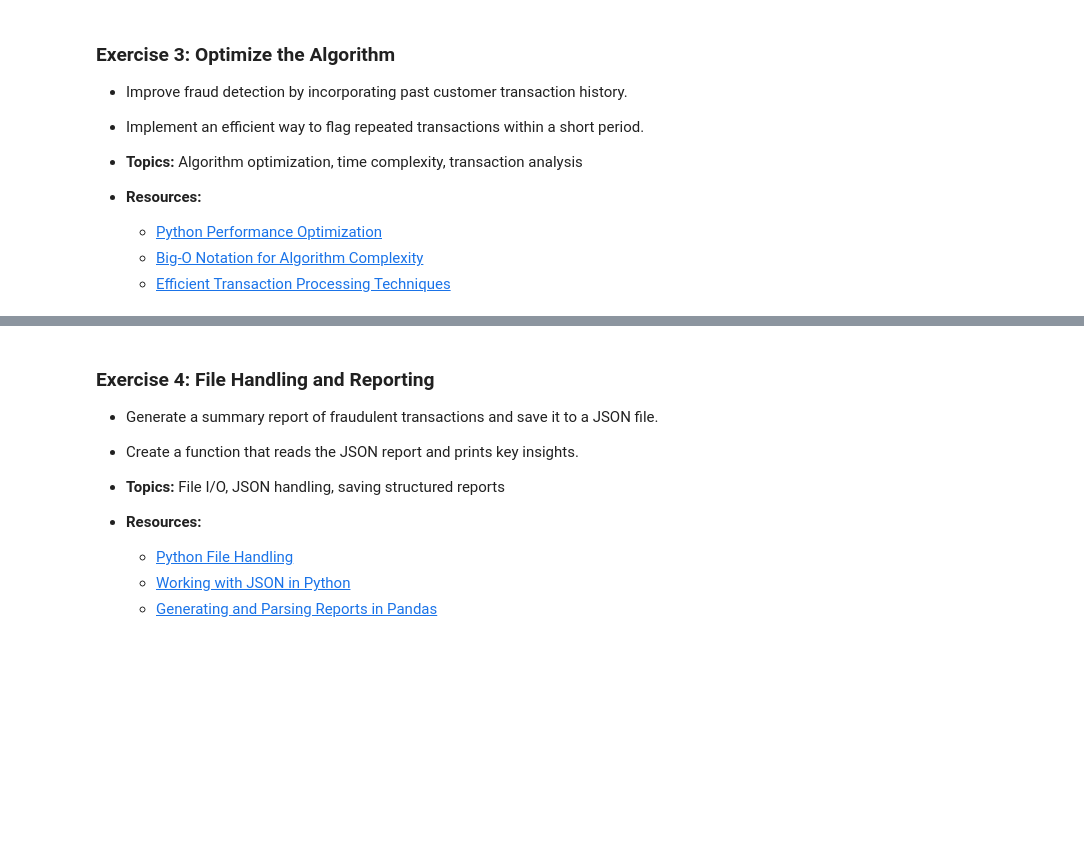
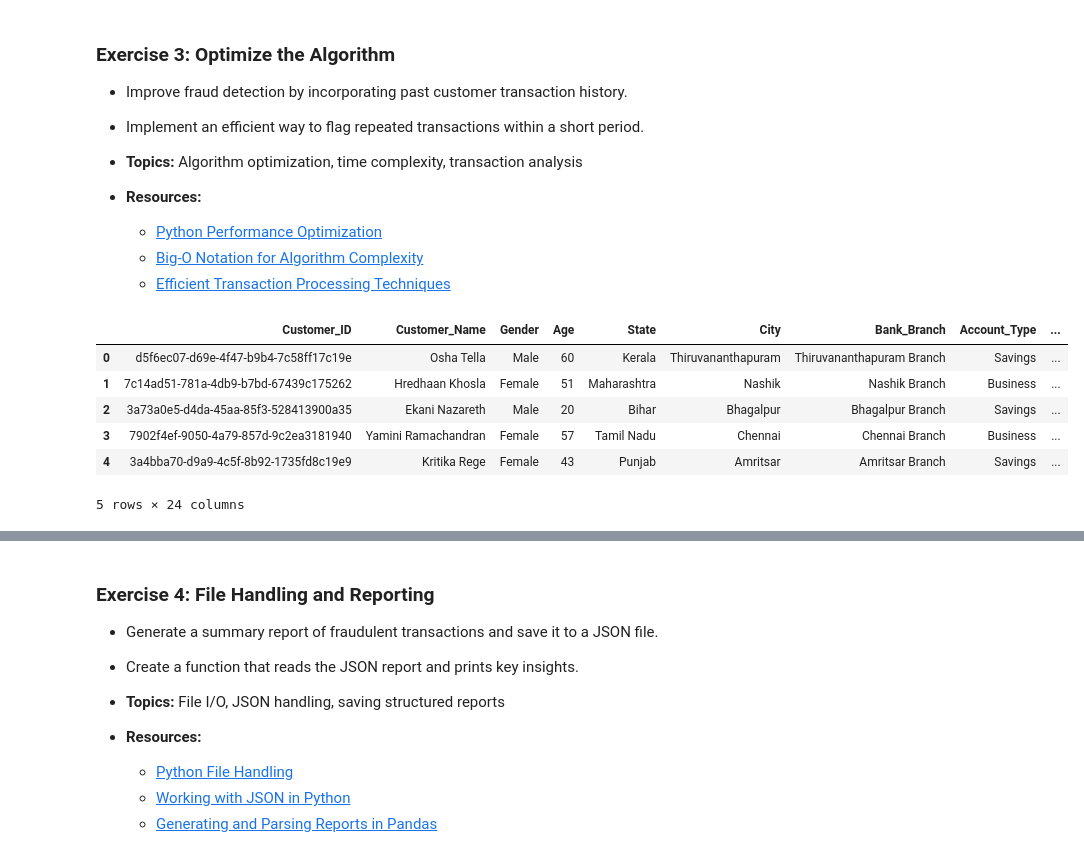
Before and after one commit to xinyiw113/Exercice_Basic_Python, a Jupyter notebook: EX.ipynb, the cells around one changed output, grey strips where cells are left out. Saved outputs shown, nothing was run; the diff lists cells and outputs as text; code cells hidden in the pictures; blank space fills up the shorter version.

```diff
--- a/EX.ipynb
+++ b/EX.ipynb
@@ -126,3 +126,16 @@ df_4[["AccountID","AccountID(only number)"]]
   - [Python Performance Optimization](https://realpython.com/python-performance/)
   - [Big-O Notation for Algorithm Complexity](https://www.geeksforgeeks.org/analysis-of-algorithms-big-o-analysis/)
   - [Efficient Transaction Processing Techniques](https://www.kaggle.com/learn/data-cleaning)
+# %%
+# Exercise 3 use dataset Bank_Transaction_Fraud_Detection.csv
+
+df_5 = pd.read_csv("Bank_Transaction_Fraud_Detection.csv")
+df_5.head()
+# %% [output]
+|  | Customer_ID | Customer_Name | Gender | Age | State | City | Bank_Branch | Account_Type | ... |
+| 0 | d5f6ec07-d69e-4f47-b9b4-7c58ff17c19e | Osha Tella | Male | 60 | Kerala | Thiruvananthapuram | Thiruvananthapuram Branch | Savings | ... |
+| 1 | 7c14ad51-781a-4db9-b7bd-67439c175262 | Hredhaan Khosla | Female | 51 | Maharashtra | Nashik | Nashik Branch | Business | ... |
+| 2 | 3a73a0e5-d4da-45aa-85f3-528413900a35 | Ekani Nazareth | Male | 20 | Bihar | Bhagalpur | Bhagalpur Branch | Savings | ... |
+| 3 | 7902f4ef-9050-4a79-857d-9c2ea3181940 | Yamini Ramachandran | Female | 57 | Tamil Nadu | Chennai | Chennai Branch | Business | ... |
+| 4 | 3a4bba70-d9a9-4c5f-8b92-1735fd8c19e9 | Kritika Rege | Female | 43 | Punjab | Amritsar | Amritsar Branch | Savings | ... |
+5 rows × 24 columns
```
Also changed, not shown: parts of 6 cells of this notebook.
